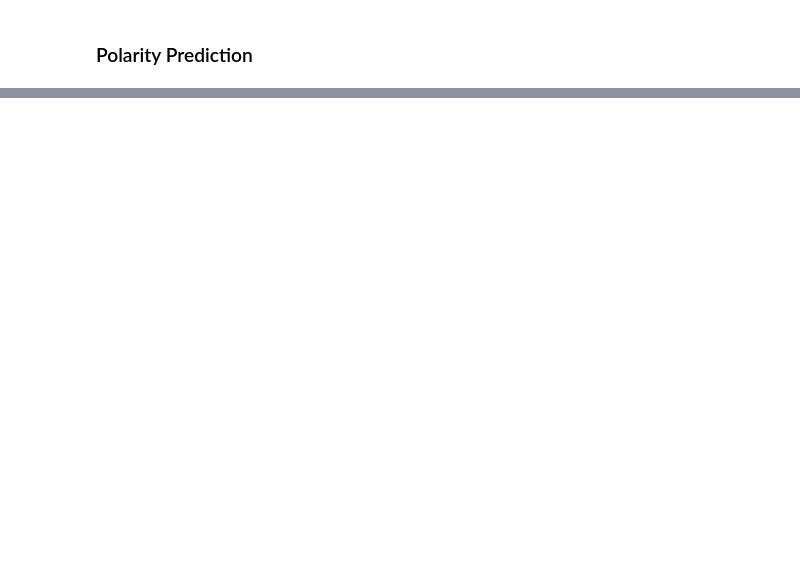
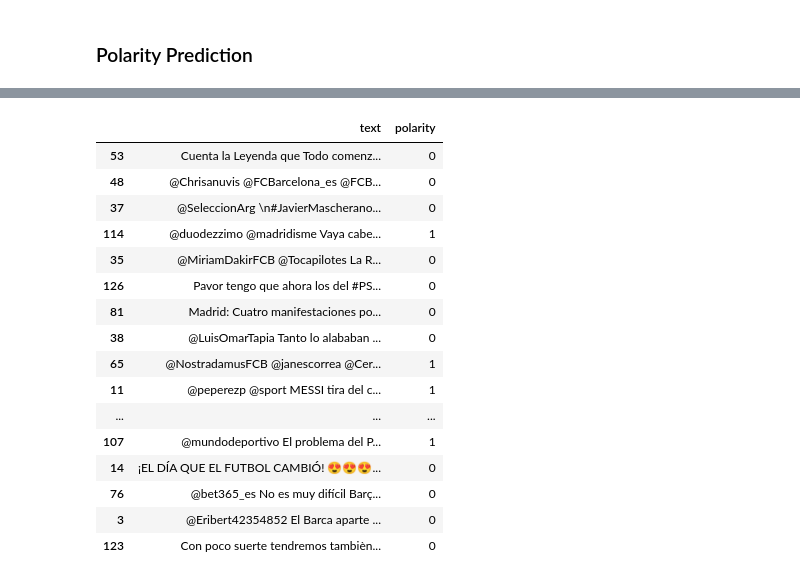
Before and after one commit to angelmunozs/ml-football-tweets, a Jupyter notebook: tweet_classification.ipynb, the cells around one changed output, grey strips where cells are left out. Cells and saved outputs as stored; diff of their text form; code cells hidden in the pictures; blank space fills up the shorter version.

```diff
--- a/tweet_classification.ipynb
+++ b/tweet_classification.ipynb
@@ -354,0 +414,40 @@ AttributeError: 'list' object has no attribute 'tweet'
+# %%
+pipeline = Pipeline([
+    ('vect', CountVectorizer(
+            analyzer = 'word',
+            tokenizer = tokenize,
+            lowercase = True,
+            stop_words = spanish_stopwords,
+            min_df = 10,
+            max_df = 1.9,
+            ngram_range=(1, 1),
+            max_features=1000
+            )),
+    ('cls', OneVsRestClassifier(LinearSVC(C=.2, loss='hinge',max_iter=1000,multi_class='ovr',
+             random_state=None,
+             penalty='l2',
+             ))),
+])
+# %%
+pipeline.fit(tweets_corpus_no_links.content, tweets_corpus_no_links.polarity_bin)
+tweets_no_label['polarity'] = pipeline.predict(tweets_no_label.text)
+# %%
+tweets_no_label[['text', 'polarity']].sample(30)
+# %% [output]
+|  | text | polarity |
+| 53 | Cuenta la Leyenda que Todo comenz... | 0 |
+| 48 | @Chrisanuvis @FCBarcelona_es @FCB... | 0 |
+| 37 | @SeleccionArg \n#JavierMascherano... | 0 |
+| 114 | @duodezzimo @madridisme Vaya cabe... | 1 |
+| 35 | @MiriamDakirFCB @Tocapilotes La R... | 0 |
+| 126 | Pavor tengo que ahora los del #PS... | 0 |
+| 81 | Madrid: Cuatro manifestaciones po... | 0 |
+| 38 | @LuisOmarTapia Tanto lo alababan ... | 0 |
+| 65 | @NostradamusFCB @janescorrea @Cer... | 1 |
+| 11 | @peperezp @sport MESSI tira del c... | 1 |
+| ... | ... | ... |
+| 107 | @mundodeportivo El problema del P... | 1 |
+| 14 | ¡EL DÍA QUE EL FUTBOL CAMBIÓ! 😍😍😍... | 0 |
+| 76 | @bet365_es No es muy difícil Barç... | 0 |
+| 3 | @Eribert42354852 El Barca aparte ... | 0 |
+| 123 | Con poco suerte tendremos tambièn... | 0 |
```
Also changed, not shown: parts of 27 cells of this notebook.
